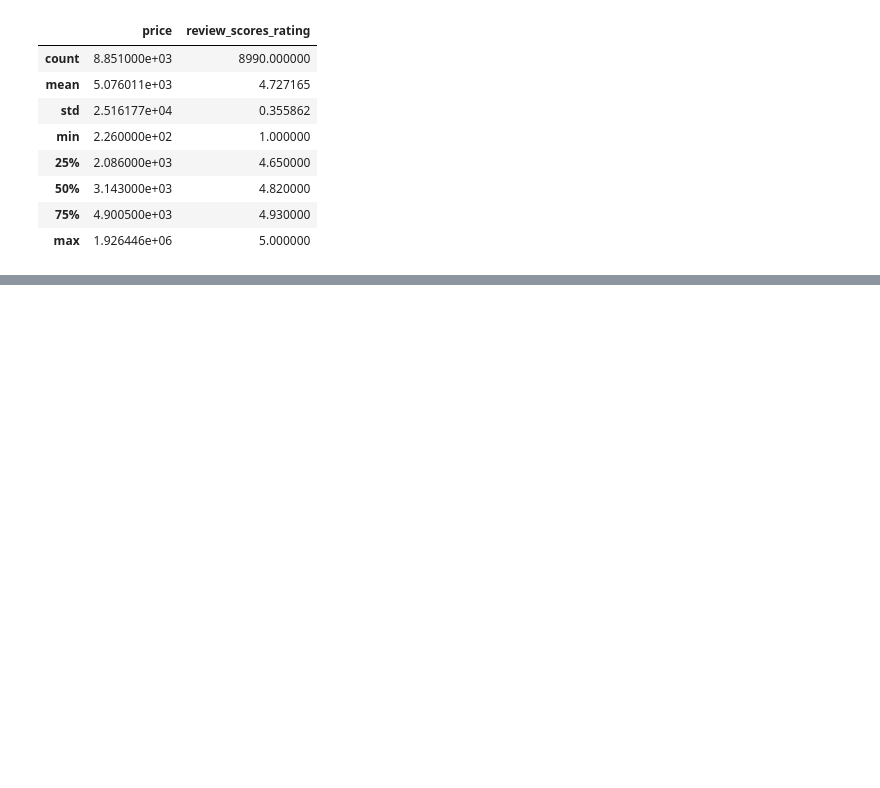
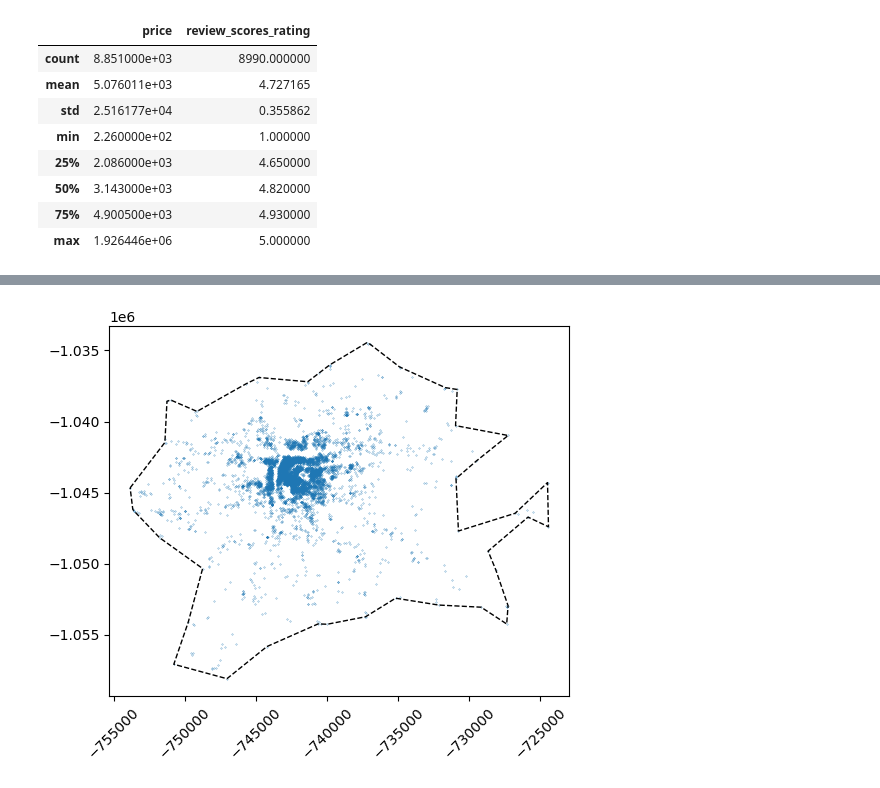
Before and after one commit to chrischank/SDSP_coursework, a Jupyter notebook: 05_point_patterns/point_pattern_hw.ipynb, the cells around one changed output, grey strips where cells are left out. Cells and saved outputs as stored; diff of their text form; code cells hidden in the pictures; blank space fills up the shorter version.

```diff
--- a/05_point_patterns/point_pattern_hw.ipynb
+++ b/05_point_patterns/point_pattern_hw.ipynb
@@ -175,0 +194,13 @@ plt.xticks(rotation=45);
+# %%
+concave_hull = prag_Airbnb.dissolve().concave_hull(ratio=.2)
+
+ax = prag_Airbnb.plot(markersize=0.05)
+concave_hull.plot(
+    ax=ax,
+    facecolor="none",
+    edgecolor="k",
+    linestyle="--"
+)
+plt.xticks(rotation=45);
+# %% [output]
+[figure, added]
```
Also changed, not shown: parts of 6 cells of this notebook.
